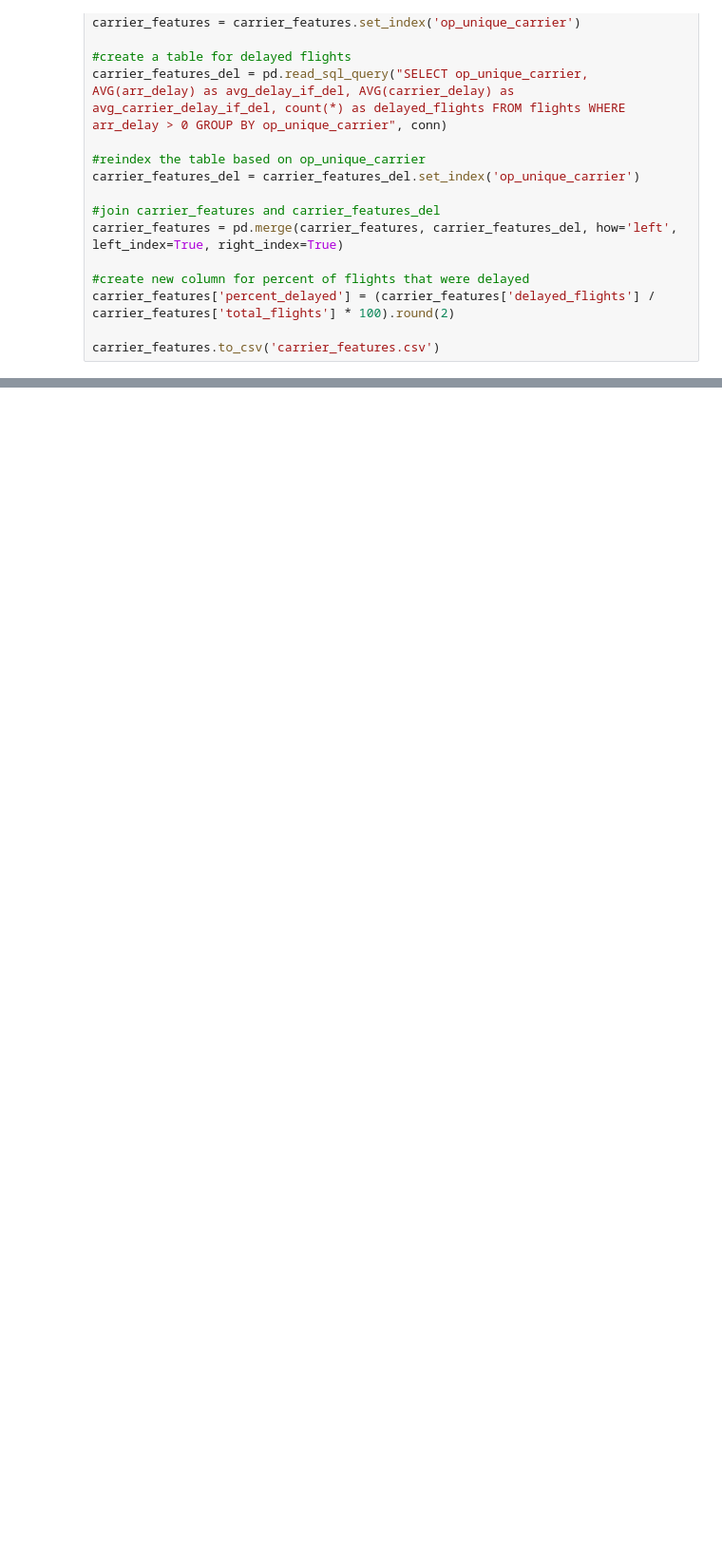
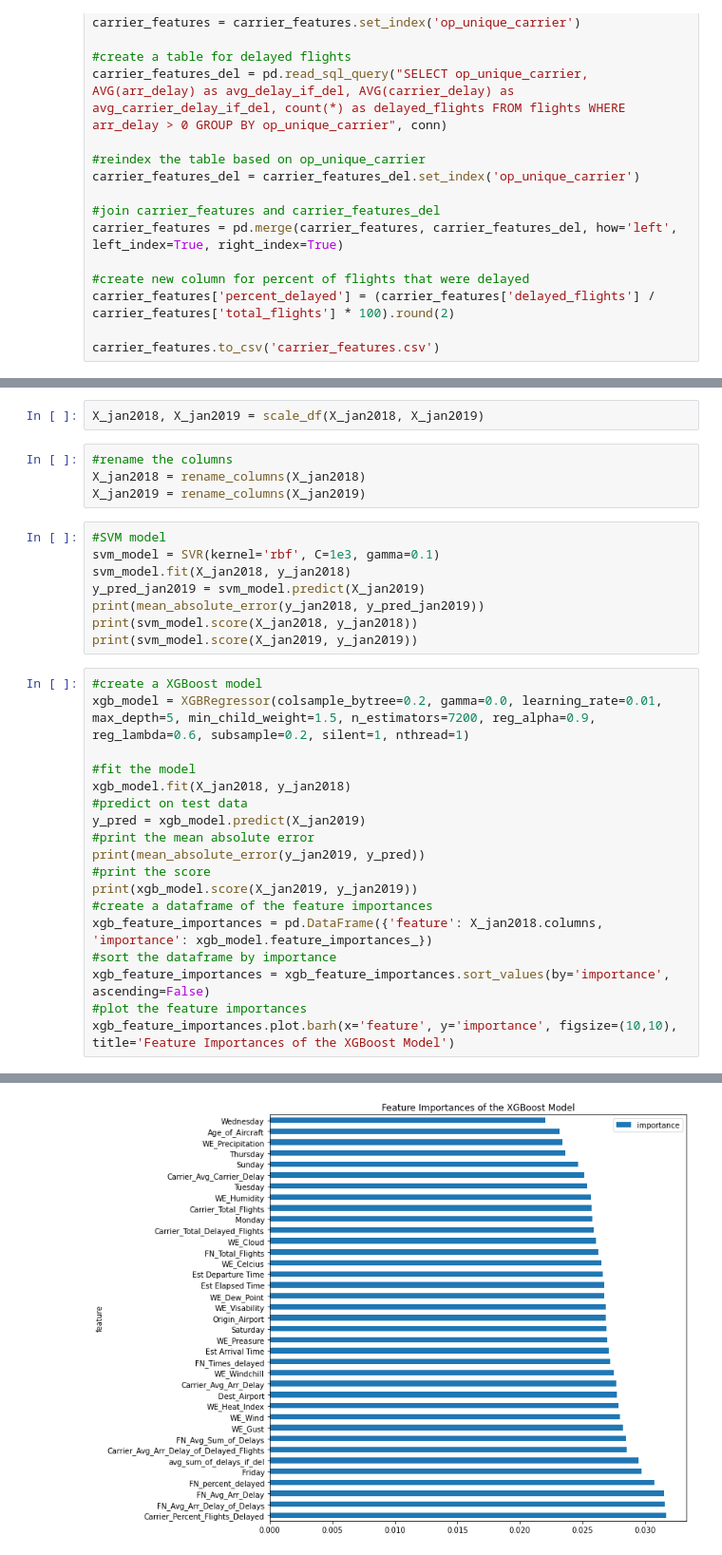
Before and after one commit to izlata/flights-midterm-project, a Jupyter notebook: src/Midterm_project_Tudor_workbook.ipynb, the cells around one changed output, grey strips where cells are left out. Shown at 95% size. Saved outputs shown, nothing was run; the diff lists cells and outputs as text; blank space fills up the shorter version.

```diff
--- a/src/Midterm_project_Tudor_workbook.ipynb
+++ b/src/Midterm_project_Tudor_workbook.ipynb
@@ -315,0 +878,33 @@ carrier_features.to_csv('carrier_features.csv')
+# %%
+X_jan2018, X_jan2019 = scale_df(X_jan2018, X_jan2019)
+# %%
+#rename the columns
+X_jan2018 = rename_columns(X_jan2018)
+X_jan2019 = rename_columns(X_jan2019)
+# %%
+#SVM model
+svm_model = SVR(kernel='rbf', C=1e3, gamma=0.1)
+svm_model.fit(X_jan2018, y_jan2018)
+y_pred_jan2019 = svm_model.predict(X_jan2019)
+print(mean_absolute_error(y_jan2018, y_pred_jan2019))
+print(svm_model.score(X_jan2018, y_jan2018))
+print(svm_model.score(X_jan2019, y_jan2019))
+# %%
+#create a XGBoost model
+xgb_model = XGBRegressor(colsample_bytree=0.2, gamma=0.0, learning_rate=0.01, max_depth=5, min_child_weight=1.5, n_estimators=7200, reg_alpha=0.9, reg_lambda=0.6, subsample=0.2, silent=1, nthread=1)
+
+#fit the model
+xgb_model.fit(X_jan2018, y_jan2018)
+#predict on test data
+y_pred = xgb_model.predict(X_jan2019)
+#print the mean absolute error
+print(mean_absolute_error(y_jan2019, y_pred))
+#print the score
+print(xgb_model.score(X_jan2019, y_jan2019))
+#create a dataframe of the feature importances
+xgb_feature_importances = pd.DataFrame({'feature': X_jan2018.columns, 'importance': xgb_model.feature_importances_})
+#sort the dataframe by importance
+xgb_feature_importances = xgb_feature_importances.sort_values(by='importance', ascending=False)
+#plot the feature importances
+xgb_feature_importances.plot.barh(x='feature', y='importance', figsize=(10,10), title='Feature Importances of the XGBoost Model')
+# %% [output]
@@ -315,0 +922 @@ carrier_features.to_csv('carrier_features.csv')
+[figure, added]
```
Also changed, not shown: parts of 77 cells of this notebook.
